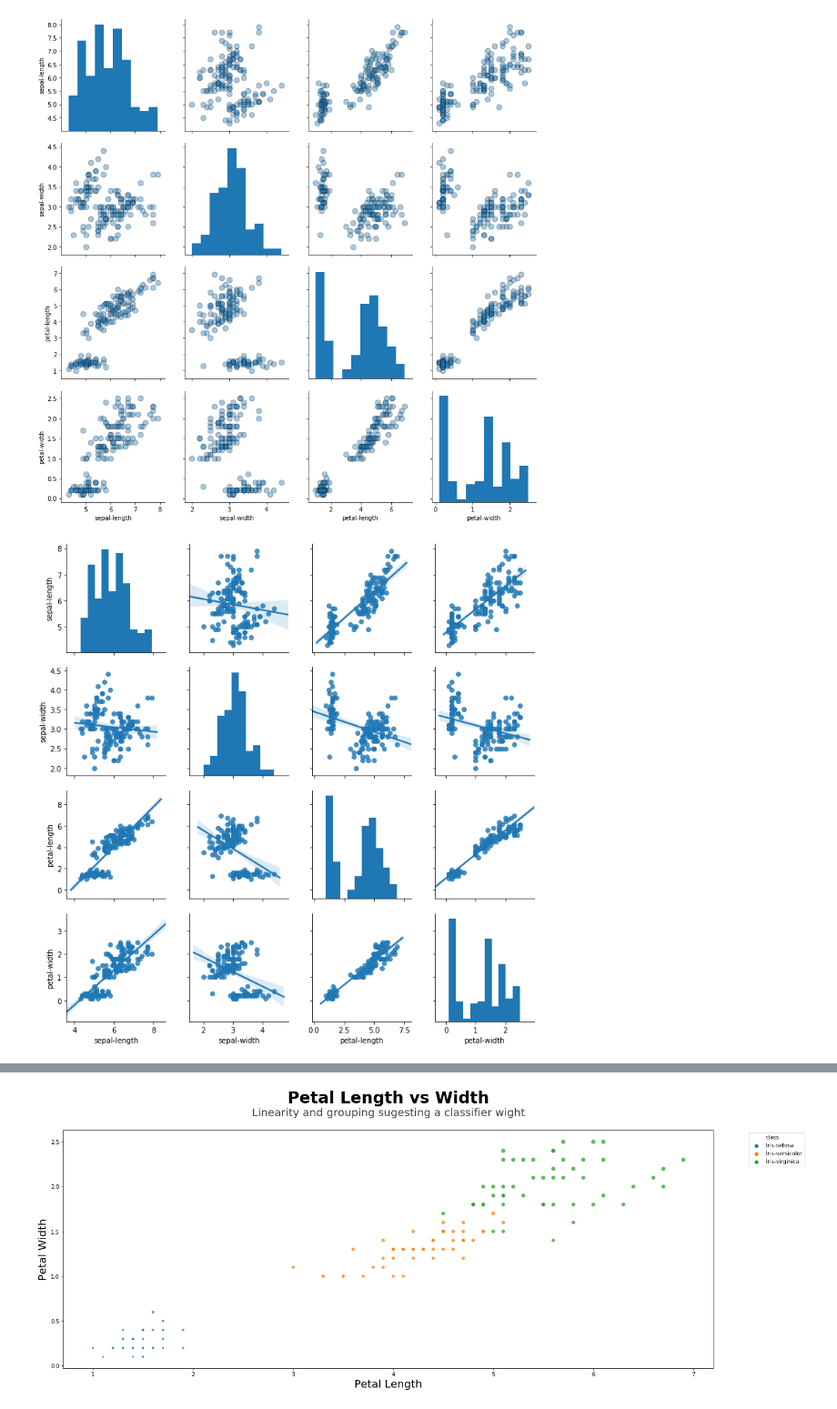
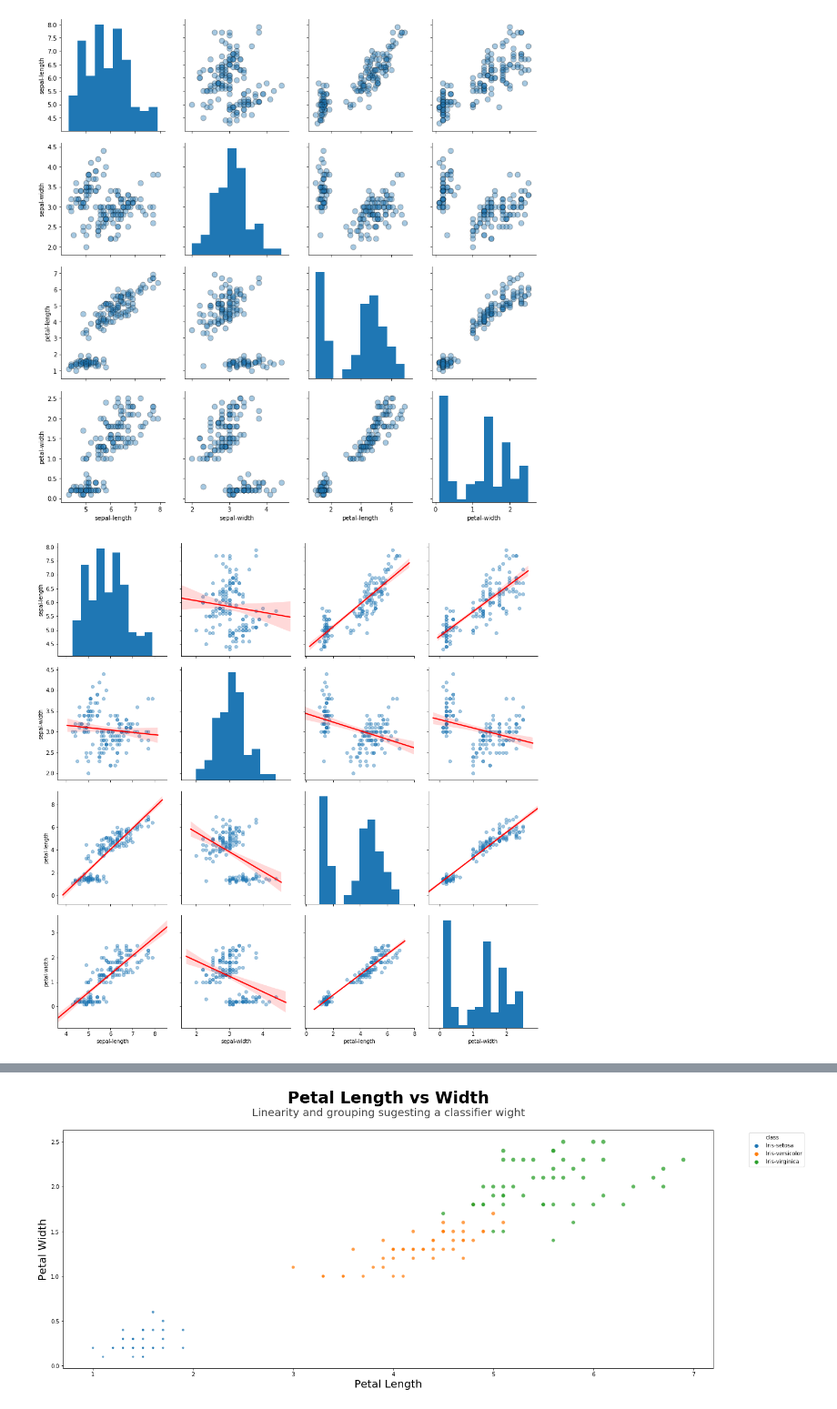
Before and after one commit to g-freire/iris-ml, a Jupyter notebook: Iris-Dataset.ipynb, the cells around one changed output, grey strips where cells are left out. Shown at 91% size. Cells and saved outputs as stored; diff of their text form; code cells hidden in the pictures.

```diff
--- a/Iris-Dataset.ipynb
+++ b/Iris-Dataset.ipynb
@@ -107,7 +108,11 @@ plt.show()
 # %% [output]
 [figure]
 # %%
-sns.pairplot(df, kind="reg")
+sns.pairplot(df, kind='reg',
+             height = 3.4,
+             plot_kws={'line_kws':{'color':'red'}, 'scatter_kws': {'alpha': 0.4}}
+            )
+
 plt.show()
 # %% [output]
-[figure, old version]
+[figure, new version]
```
Also changed, not shown: parts of 24 cells of this notebook, 1 other file.
